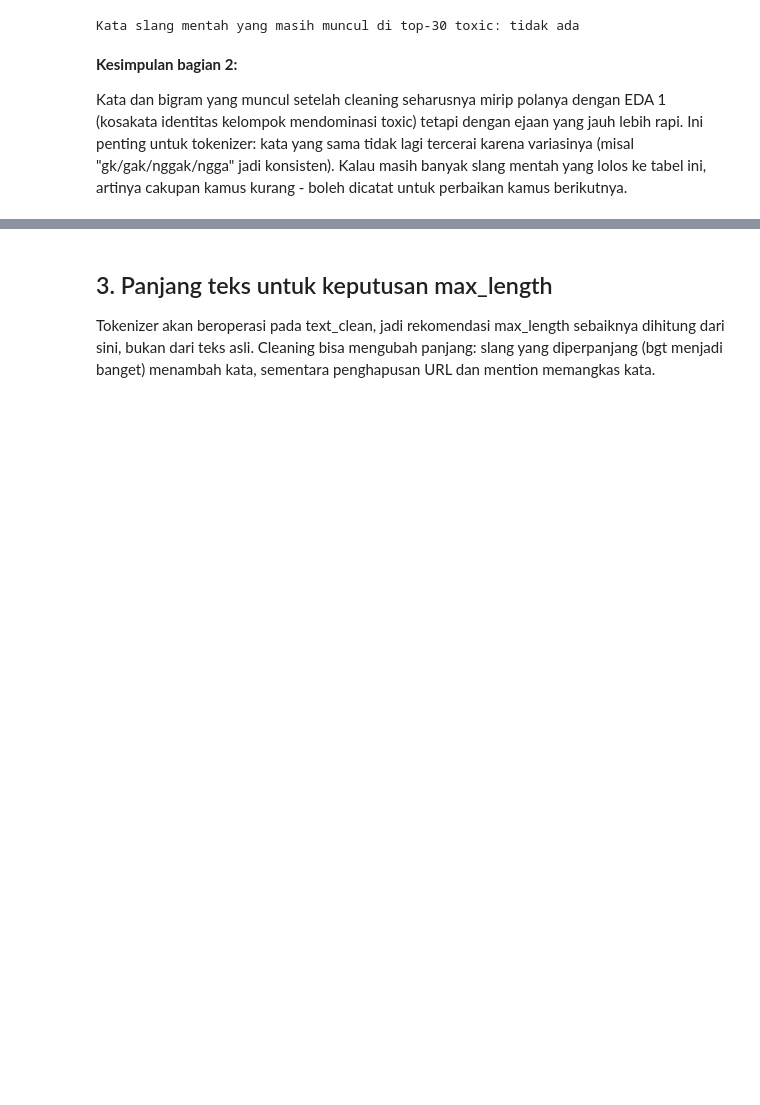
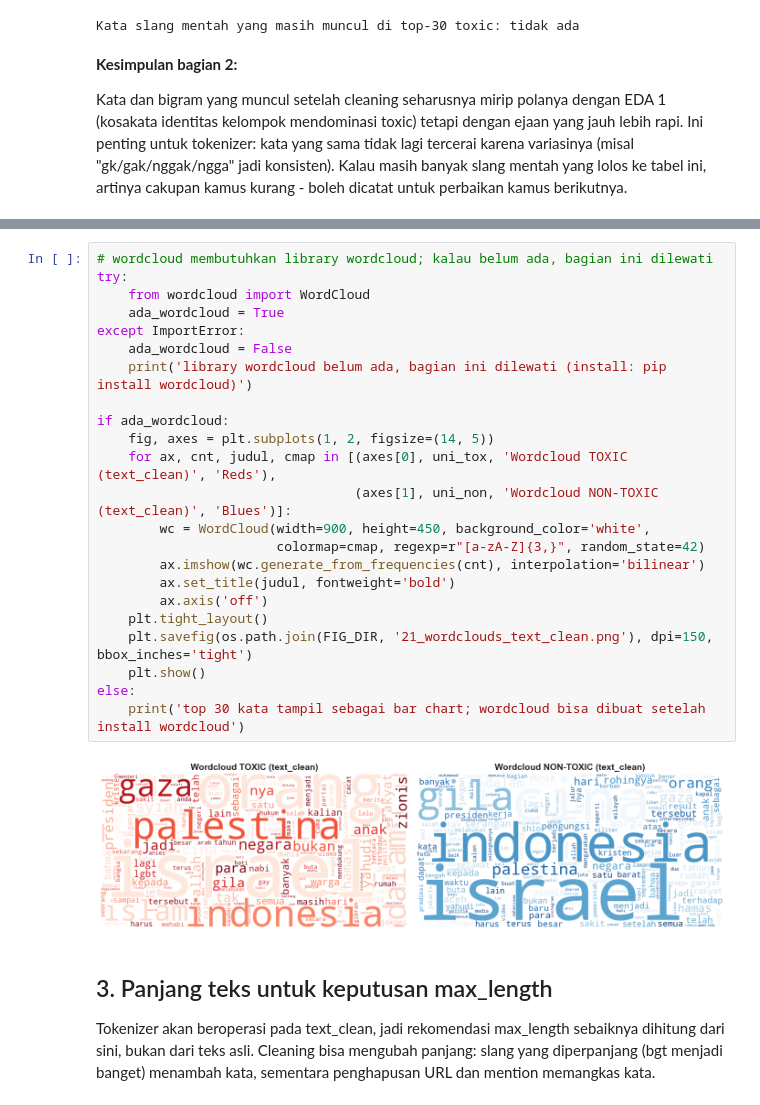
Before and after one commit to amelrdini/sentiment-analysis-project, a Jupyter notebook: notebooks/step6_eda_post_preprocessing.ipynb, the cells around one changed output, grey strips where cells are left out. Saved outputs shown, nothing was run; the diff lists cells and outputs as text; blank space fills up the shorter version.

```diff
--- a/notebooks/step6_eda_post_preprocessing.ipynb
+++ b/notebooks/step6_eda_post_preprocessing.ipynb
@@ -184,3 +188,28 @@ boleh dicatat untuk perbaikan kamus berikutnya.
+# %%
+# wordcloud membutuhkan library wordcloud; kalau belum ada, bagian ini dilewati
+try:
+    from wordcloud import WordCloud
+    ada_wordcloud = True
+except ImportError:
+    ada_wordcloud = False
+    print('library wordcloud belum ada, bagian ini dilewati (install: pip install wordcloud)')
+
+if ada_wordcloud:
+    fig, axes = plt.subplots(1, 2, figsize=(14, 5))
+    for ax, cnt, judul, cmap in [(axes[0], uni_tox, 'Wordcloud TOXIC (text_clean)', 'Reds'),
+                                 (axes[1], uni_non, 'Wordcloud NON-TOXIC (text_clean)', 'Blues')]:
+        wc = WordCloud(width=900, height=450, background_color='white',
+                       colormap=cmap, regexp=r"[a-zA-Z]{3,}", random_state=42)
+        ax.imshow(wc.generate_from_frequencies(cnt), interpolation='bilinear')
+        ax.set_title(judul, fontweight='bold')
+        ax.axis('off')
+    plt.tight_layout()
+    plt.savefig(os.path.join(FIG_DIR, '21_wordclouds_text_clean.png'), dpi=150, bbox_inches='tight')
+    plt.show()
+else:
+    print('top 30 kata tampil sebagai bar chart; wordcloud bisa dibuat setelah install wordcloud')
+# %% [output]
+[figure, added]
 # %% [markdown]
 ## 3. Panjang teks untuk keputusan max_length
 
```
Also changed, not shown: parts of 1 cell of this notebook, 14 other files.
